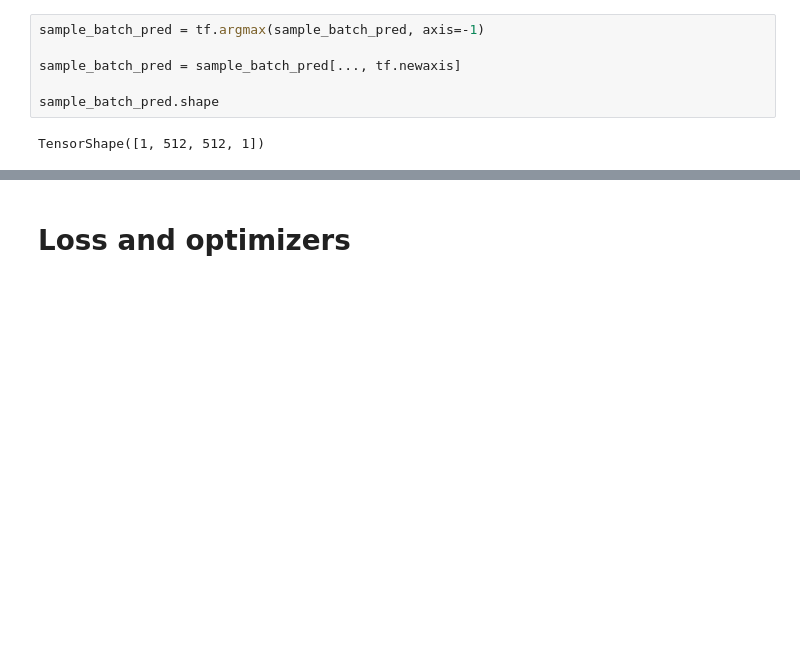
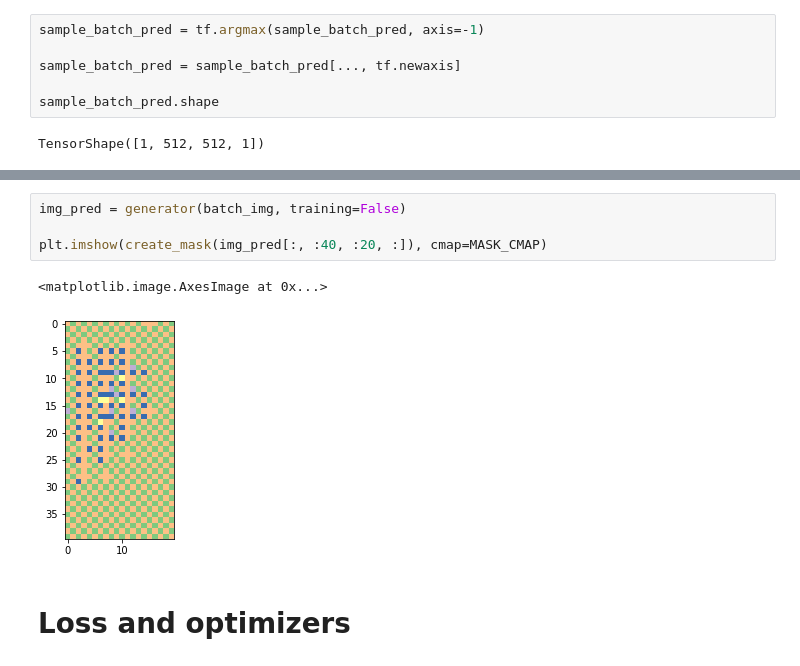
Before and after one commit to MortenTabaka/Semantic-segmentation-of-LandCover.ai-dataset, a Jupyter notebook: notebooks/exploratory/Marcin_GAN_model.ipynb, the cells around one changed output, grey strips where cells are left out. Saved outputs shown, nothing was run; the diff lists cells and outputs as text; blank space fills up the shorter version.

```diff
--- a/notebooks/exploratory/Marcin_GAN_model.ipynb
+++ b/notebooks/exploratory/Marcin_GAN_model.ipynb
@@ -535,3 +572,10 @@ array([1., 0., 0., 0., 0.], dtype=float32)
+# %%
+img_pred = generator(batch_img, training=False)
+
+plt.imshow(create_mask(img_pred[:, :40, :20, :]), cmap=MASK_CMAP)
+# %% [output]
+<matplotlib.image.AxesImage at 0x...>
+[figure, added]
 # %% [markdown]
 # Loss and optimizers
 # %%
```
Also changed, not shown: parts of 26 cells of this notebook.
